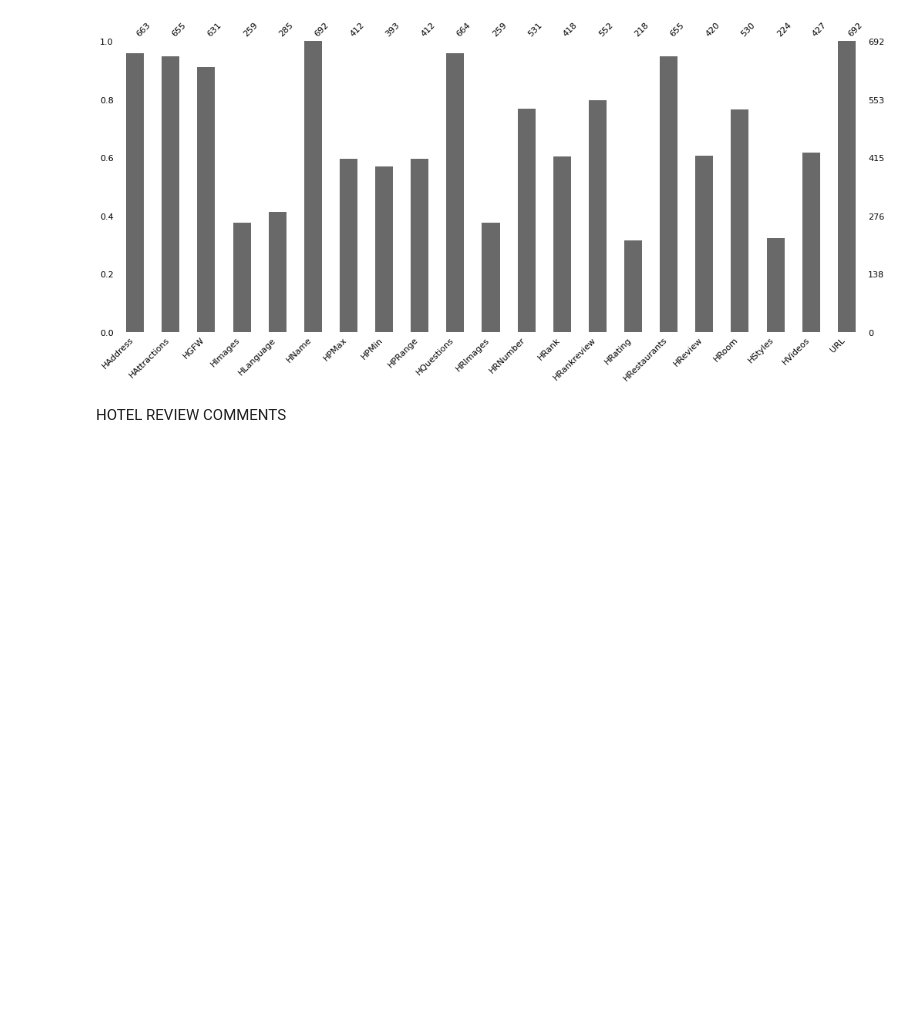
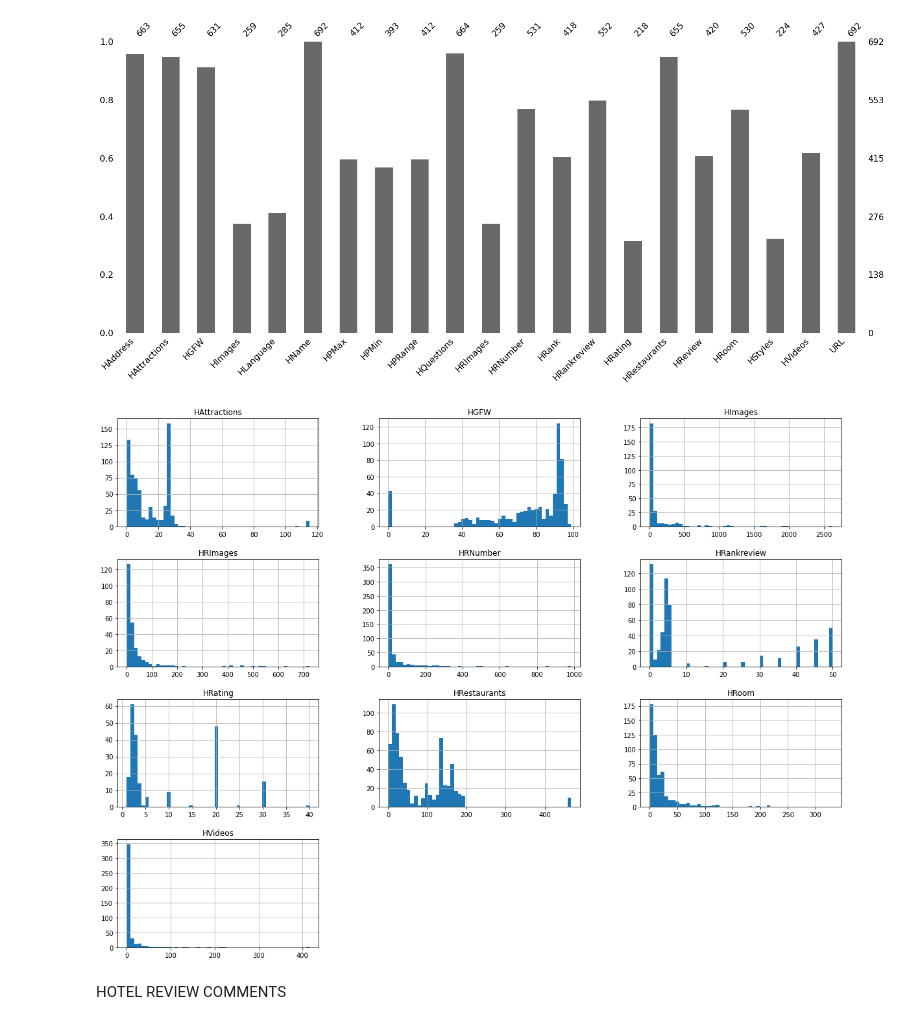
Before and after one commit to TranThiDieuHien/DO_AN_1, a Jupyter notebook: DOAN_Hotel.ipynb, the cells around one changed output. Saved outputs shown, nothing was run; the diff lists cells and outputs as text; code cells hidden in the pictures; blank space fills up the shorter version.

```diff
--- a/DOAN_Hotel.ipynb
+++ b/DOAN_Hotel.ipynb
@@ -72,6 +147,12 @@ msno.bar(data)
 # %% [output]
 <matplotlib.axes._subplots.AxesSubplot at 0x...>
 [figure]
+# %%
+%matplotlib inline
+data.hist(bins=50, figsize=(20,15))
+plt.show()
+# %% [output]
+[figure, added]
 # %% [markdown]
 HOTEL REVIEW COMMENTS
 # %%
```
Also changed, not shown: parts of 17 cells of this notebook.
